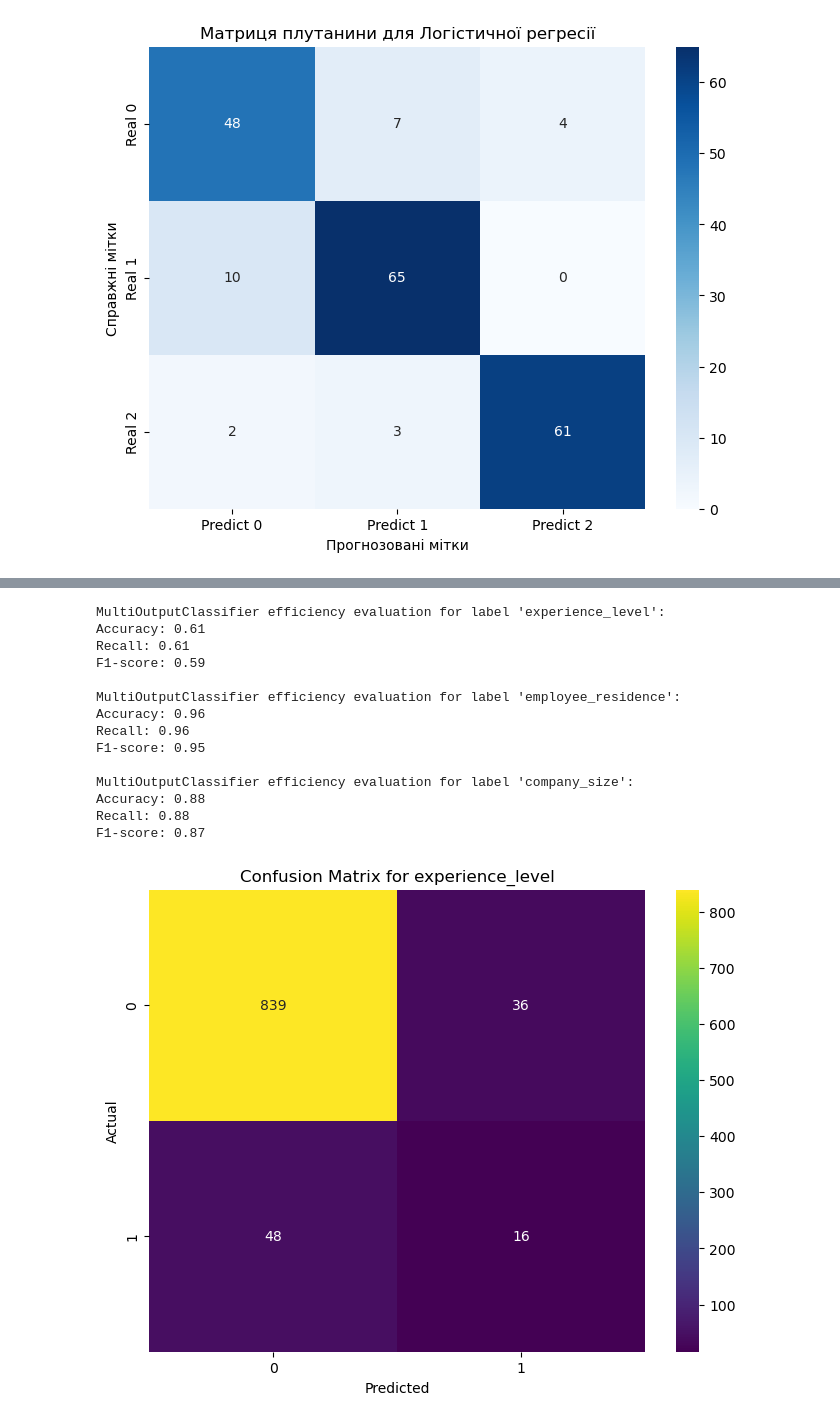
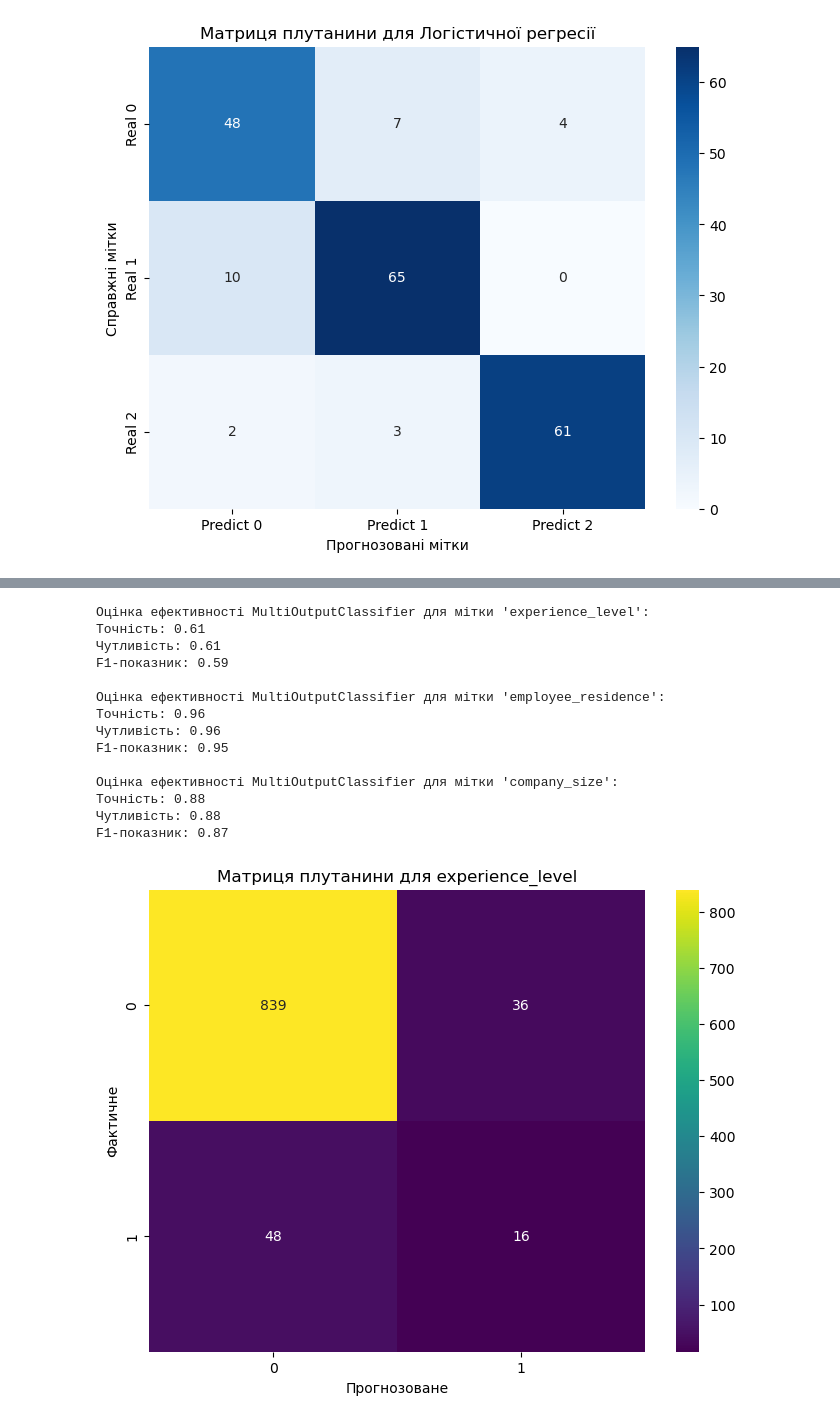
Before and after one commit to DenysChornokon/ML_2023, a Jupyter notebook: Labs/Lab_3/lab_3.ipynb, the cells around one changed output, grey strips where cells are left out. Saved outputs shown, nothing was run; the diff lists cells and outputs as text; code cells hidden in the pictures.

```diff
--- a/Labs/Lab_3/lab_3.ipynb
+++ b/Labs/Lab_3/lab_3.ipynb
@@ -200,74 +200,94 @@ from sklearn.ensemble import RandomForestClassifier
 from sklearn.metrics import accuracy_score, multilabel_confusion_matrix, precision_score, recall_score, f1_score
 import matplotlib.pyplot as plt
 
+# Функція для видалення дублікатів рядків з DataFrame
 
-def remove_duplicates(df):
+
+def emove_duplicates(df):
     df = df.drop_duplicates()
     return df
 
 
+# Зчитування даних з CSV-файлу у pandas DataFrame
 data = pd.read_csv("./salaries.csv")
 
-data = remove_duplicates(data)
+# Видалення дублікатів рядків з DataFrame
+data = emove_duplicates(data)
 
+# Заповнення відсутніх значень середнім значенням для кожного стовпця
 data = data.fillna(data.mean())
 
+# Список категоріальних ознак для маркування
 categorical_features = ['experience_level', 'employment_type', 'job_title',
                         'salary_currency', 'employee_residence', 'company_location', 'company_size']
 
+# Словник для зберігання LabelEncoder для кожної категоріальної ознаки
 label_encoders = {}
+
+# Кодування міток для кожної категоріальної ознаки і зберігання LabelEncoder у словнику
 for feature in categorical_features:
     le = LabelEncoder()
     data[feature] = le.fit_transform(data[feature])
     label_encoders[feature] = le
 
+# Визначення цільових стовпців для прогнозування
 target = ['experience_level', 'employee_residence', 'company_size']
+
+# Вилучення цільових та предикторних змінних з DataFrame
 y = data[target]
 predictors = [col for col in data.columns if col not in target]
 X = data[predictors]
 
+# Розбиття даних на навчальний та тестовий набори
 X_train, X_test, y_train, y_test = train_test_split(
     X, y, test_size=0.2, random_state=10)
 
+# Створення MultiOutputClassifier з Random Forest Classifier як базовим оцінювачем
 model = MultiOutputClassifier(RandomForestClassifier(random_state=13))
+
+# Навчання моделі на навчальних даних
 model.fit(X_train, y_train)
+
+# Прогнозування на тестових даних
 y_pred = model.predict(X_test)
 
+# Оцінка ефективності моделі для кожного цільового стовпця
 for i in range(y_test.shape[1]):
     label = y_test.columns[i]
     accuracy = accuracy_score(y_test[label], y_pred[:, i])
     precision = precision_score(
         y_test[label], y_pred[:, i], average='weighted')
     recall = recall_score(y_test[label], y_pred[:, i], average='weighted')
     f1 = f1_score(y_test[label], y_pred[:, i], average='weighted')
 
     print(
-        f"\nMultiOutputClassifier efficiency evaluation for label '{label}':")
-    print(f"Accuracy: {accuracy:.2f}")
-    print(f"Recall: {recall:.2f}")
-    print(f"F1-score: {f1:.2f}")
+        f"\nОцінка ефективності MultiOutputClassifier для мітки '{label}':")
+    print(f"Точність: {accuracy:.2f}")
+    print(f"Чутливість: {recall:.2f}")
+    print(f"F1-показник: {f1:.2f}")
 
+# Генерація та відображення матриць плутанини для кожного цільового стовпця
 for i, target_col in enumerate(target):
     conf_matrix = multilabel_confusion_matrix(y_test[target_col], y_pred[:, i])
     plt.figure(figsize=(8, 6))
     sns.heatmap(conf_matrix[i], annot=True, fmt='d', cmap='viridis')
-    plt.xlabel('Predicted')
-    plt.ylabel('Actual')
-    plt.title(f'Confusion Matrix for {target_col}')
+    plt.xlabel('Прогнозоване')
+    plt.ylabel('Фактичне')
+    plt.title(f'Матриця плутанини для {target_col}')
     plt.show()
 # %% [output]
-MultiOutputClassifier efficiency evaluation for label 'experience_level':
-Accuracy: 0.61
-Recall: 0.61
-F1-score: 0.59
+Оцінка ефективності MultiOutputClassifier для мітки 'experience_level':
+Точність: 0.61
+Чутливість: 0.61
+F1-показник: 0.59
 
-MultiOutputClassifier efficiency evaluation for label 'employee_residence':
-Accuracy: 0.96
-Recall: 0.96
-F1-score: 0.95
+Оцінка ефективності MultiOutputClassifier для мітки 'employee_residence':
+Точність: 0.96
+Чутливість: 0.96
+F1-показник: 0.95
 
-MultiOutputClassifier efficiency evaluation for label 'company_size':
-Accuracy: 0.88
-Recall: 0.88
-F1-score: 0.87
+Оцінка ефективності MultiOutputClassifier для мітки 'company_size':
+Точність: 0.88
+Чутливість: 0.88
+F1-показник: 0.87
-[figure, old version]
+[figure, new version]
```
Also changed, not shown: parts of 1 cell of this notebook.
